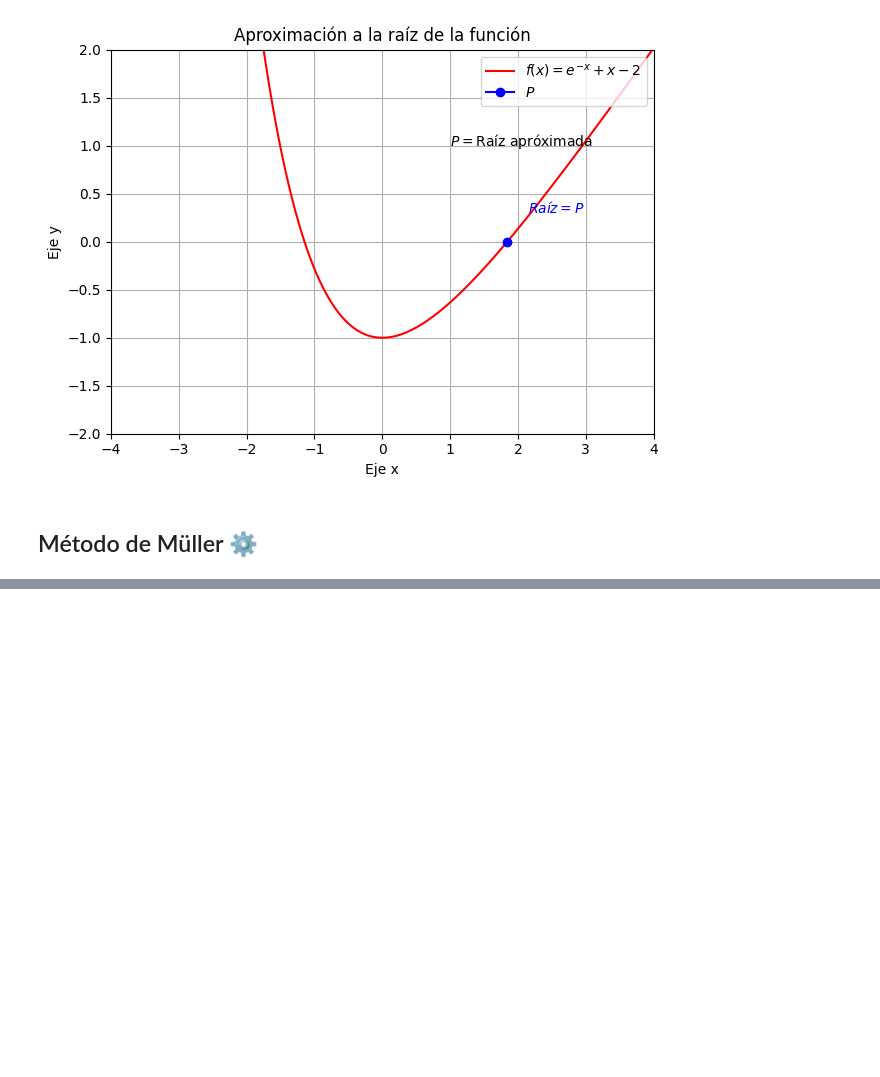
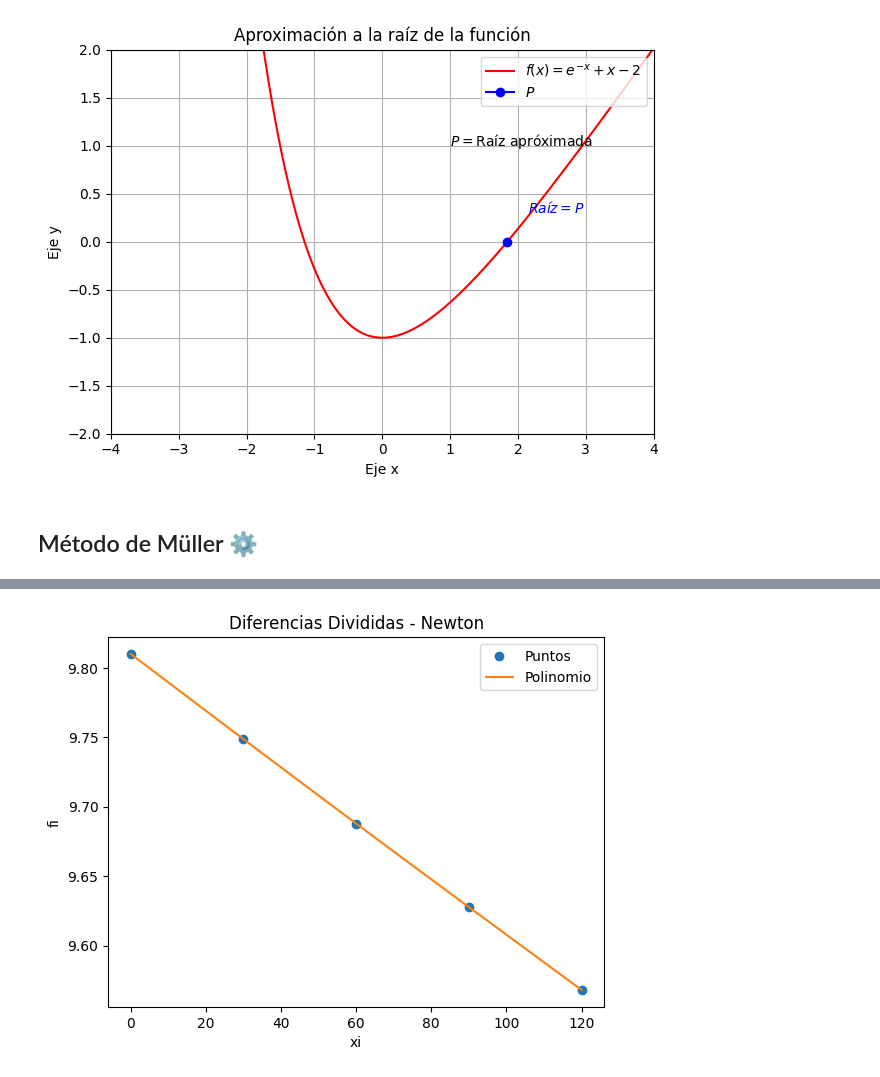
Before and after one commit to Juan-Pablo-17/NumericalMethods, a Jupyter notebook: MetodosNumericosYEjercicios.ipynb, the cells around one changed output, grey strips where cells are left out. Saved outputs shown, nothing was run; the diff lists cells and outputs as text; code cells hidden in the pictures; blank space fills up the shorter version.

```diff
--- a/MetodosNumericosYEjercicios.ipynb
+++ b/MetodosNumericosYEjercicios.ipynb
@@ -540,0 +886,96 @@ def MetodoMuller(a, b, c, x_2,  iteraciones = 1):
+# %%
+# Polinomio interpolación
+# Diferencias Divididas de Newton
+# Tarea: Verificar tamaño de vectores,
+#        verificar puntos equidistantes en x
+import numpy as np
+import sympy as sym
+import matplotlib.pyplot as plt
+
+# INGRESO , Datos de prueba
+xi = np.array([0, 30, 60, 90, 120])
+fi = np.array([9.8100, 9.7487, 9.6879, 9.6278, 9.5682])
+
+# PROCEDIMIENTO
+
+# Tabla de Diferencias Divididas Avanzadas
+titulo = ['i   ','xi  ','fi  ']
+n = len(xi)
+ki = np.arange(0,n,1)
+tabla = np.concatenate(([ki],[xi],[fi]),axis=0)
+tabla = np.transpose(tabla)
+
+# diferencias divididas vacia
+dfinita = np.zeros(shape=(n,n),dtype=float)
+tabla = np.concatenate((tabla,dfinita), axis=1)
+
+# Calcula tabla, inicia en columna 3
+[n,m] = np.shape(tabla)
+diagonal = n-1
+j = 3
+while (j < m):
+    # Añade título para cada columna
+    titulo.append('F['+str(j-2)+']')
+
+    # cada fila de columna
+    i = 0
+    paso = j-2 # inicia en 1
+    while (i < diagonal):
+        denominador = (xi[i+paso]-xi[i])
+        numerador = tabla[i+1,j-1]-tabla[i,j-1]
+        tabla[i,j] = numerador/denominador
+        i = i+1
+    diagonal = diagonal - 1
+    j = j+1
+
+# POLINOMIO con diferencias Divididas
+# caso: puntos equidistantes en eje x
+dDividida = tabla[0,3:]
+n = len(dfinita)
+
+# expresión del polinomio con Sympy
+x = sym.Symbol('x')
+polinomio = fi[0]
+for j in range(1,n,1):
+    factor = dDividida[j-1]
+    termino = 1
+    for k in range(0,j,1):
+        termino = termino*(x-xi[k])
+    polinomio = polinomio + termino*factor
+
+# simplifica multiplicando entre (x-xi)
+polisimple = polinomio.expand()
+
+# polinomio para evaluacion numérica
+px = sym.lambdify(x,polisimple)
+
+# Puntos para la gráfica
+muestras = 101
+a = np.min(xi)
+b = np.max(xi)
+pxi = np.linspace(a,b,muestras)
+pfi = px(pxi)
+
+# SALIDA
+np.set_printoptions(precision = 4)
+print('Tabla Diferencia Dividida')
+print([titulo])
+print(tabla)
+print('dDividida: ')
+print(dDividida)
+print('polinomio: ')
+print(polinomio)
+print('polinomio simplificado: ' )
+print(polisimple)
+
+# Gráfica
+plt.plot(xi,fi,'o', label = 'Puntos')
+##for i in range(0,n,1):
+##    plt.axvline(xi[i],ls='--', color='yellow')
+plt.plot(pxi,pfi, label = 'Polinomio')
+plt.legend()
+plt.xlabel('xi')
+plt.ylabel('fi')
+plt.title('Diferencias Divididas - Newton')
+plt.show()
+# %% [output]
@@ -540,0 +1000 @@ def MetodoMuller(a, b, c, x_2,  iteraciones = 1):
+[figure, added]
```
Also changed, not shown: parts of 13 cells of this notebook, 1 other file.
